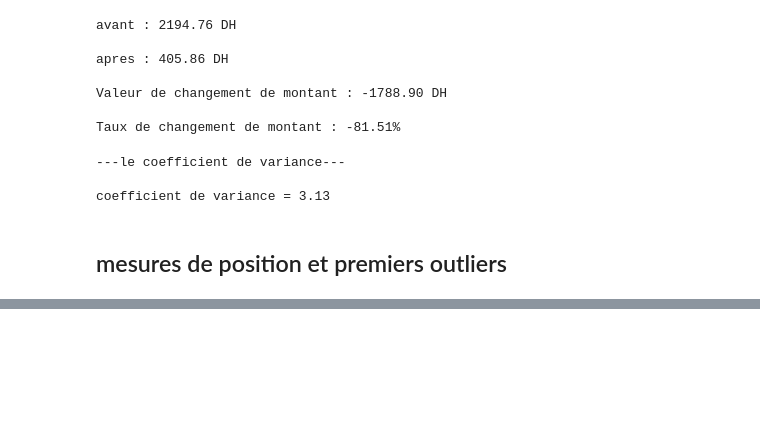
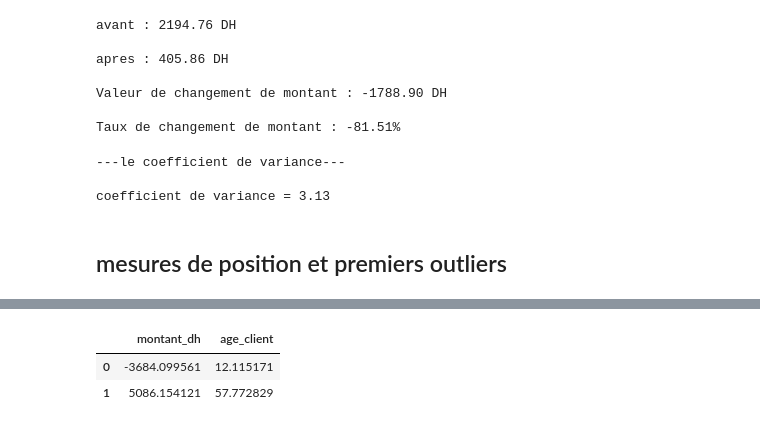
Before and after one commit to YoussefGharbaoui/DATA-PREPROCESSING, a Jupyter notebook: scripts/EDA_cmd.ipynb, the cells around one changed output, grey strips where cells are left out. Saved outputs shown, nothing was run; the diff lists cells and outputs as text; code cells hidden in the pictures; blank space fills up the shorter version.

```diff
--- a/scripts/EDA_cmd.ipynb
+++ b/scripts/EDA_cmd.ipynb
@@ -330,0 +393,20 @@ coefficient de variance = 3.13
+# %%
+#methode de deux ecart types
+moyenne_montant = data['montant_dh'].mean()
+moyenne_age = data['age_client'].mean()
+
+montant_std , age_std = np.std(data['montant_dh']), np.std(data['age_client'])
+
+borne_inf_montant , borne_sup_montant = moyenne_montant - 2 * montant_std , moyenne_montant + 2 * montant_std
+
+borne_inf_age , borne_sup_age = moyenne_age - 2 * age_std , moyenne_age + 2 * age_std
+
+table_deux_ecart_type = pd.DataFrame({
+    'montant_dh' : [borne_inf_montant, borne_sup_montant],
+     'age_client' :[borne_inf_age ,borne_sup_age]}
+     )
+table_deux_ecart_type
+# %% [output]
+|  | montant_dh | age_client |
+| 0 | -3684.099561 | 12.115171 |
+| 1 | 5086.154121 | 57.772829 |
```
Also changed, not shown: parts of 3 cells of this notebook.
